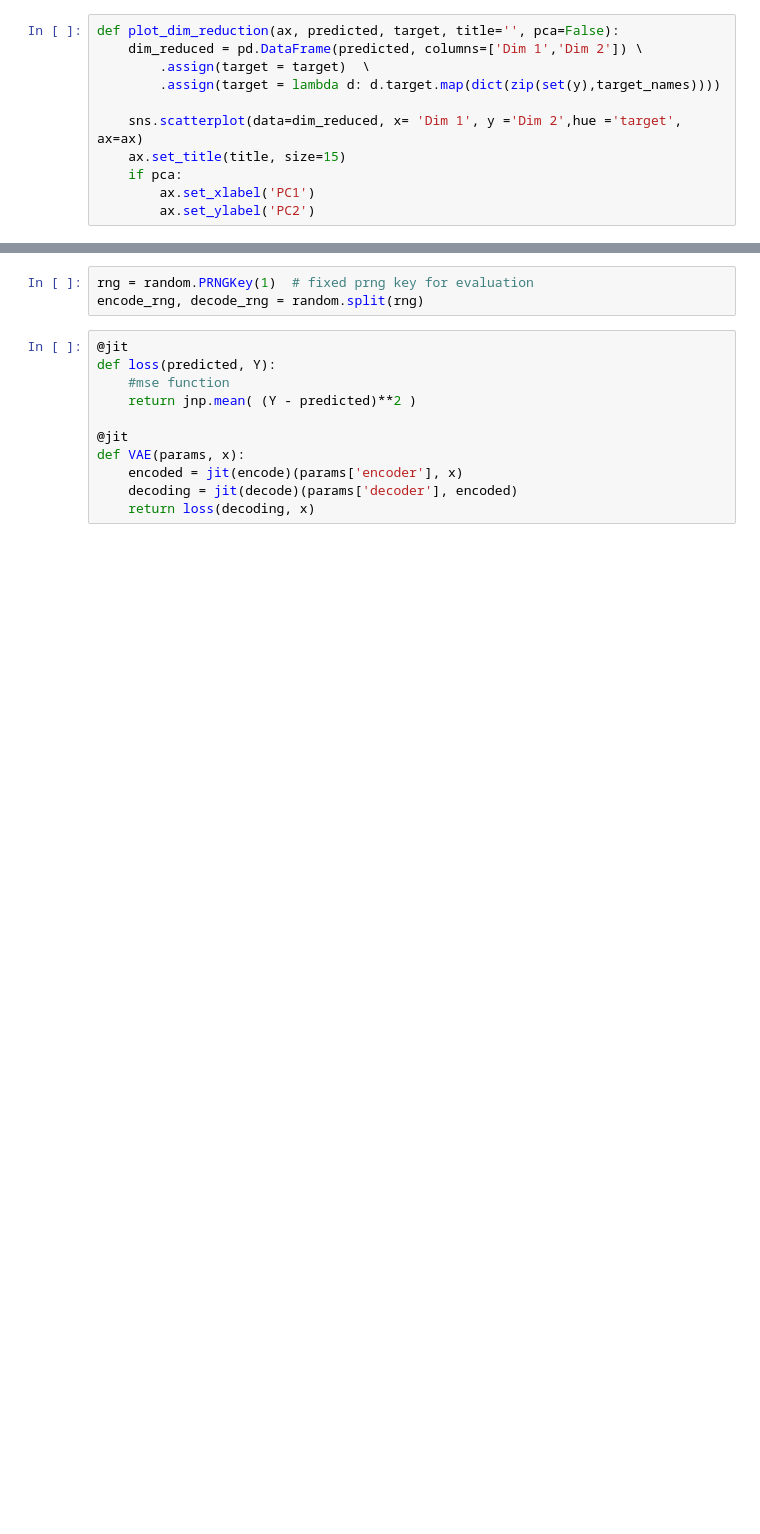
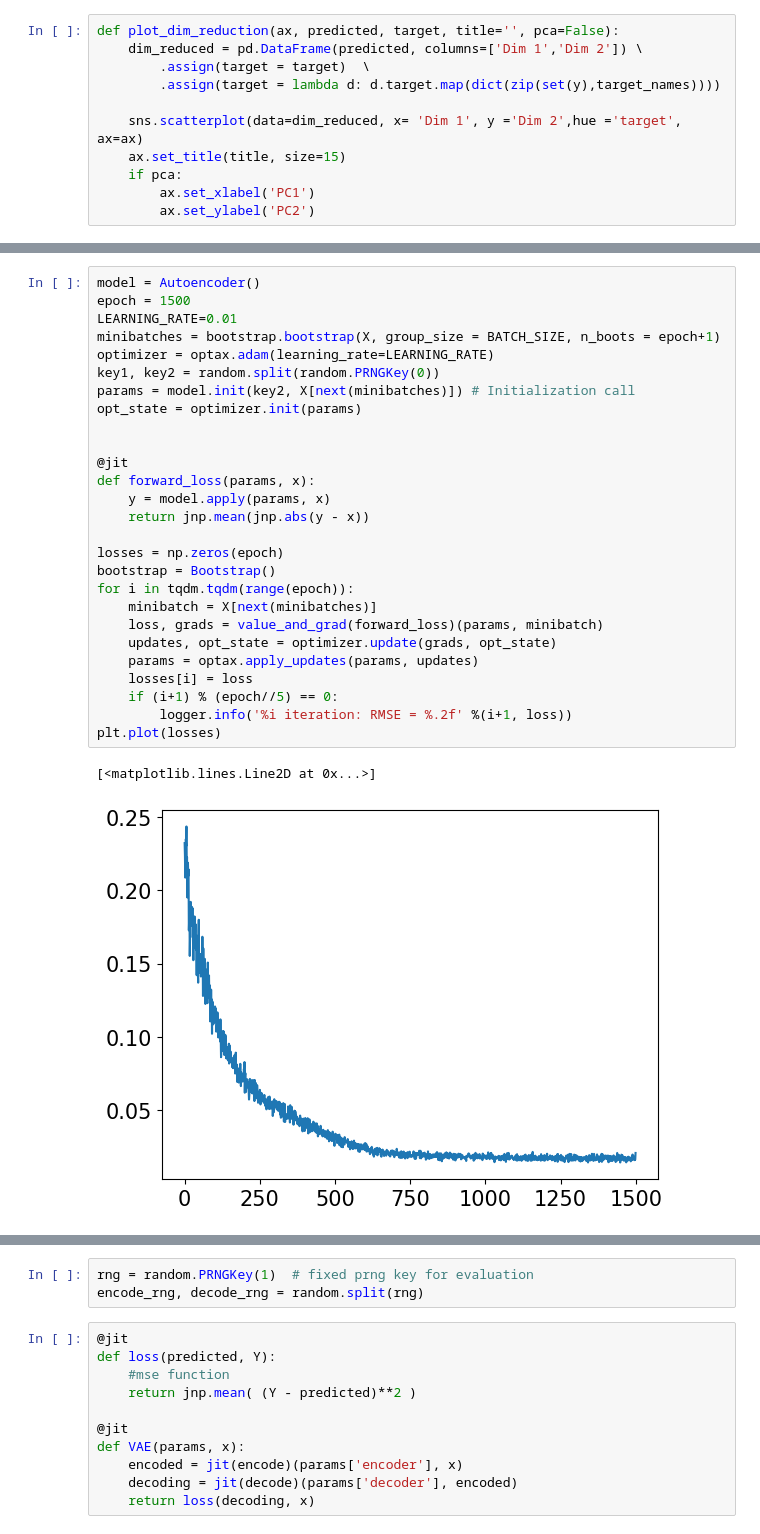
Before and after one commit to wckdouglas/personal_website, a Jupyter notebook: ipynb/autoencoder.ipynb, the cells around one changed output, grey strips where cells are left out. Drawn from its saved outputs; the diff is of its cells as text; blank space fills up the shorter version.

```diff
--- a/ipynb/autoencoder.ipynb
+++ b/ipynb/autoencoder.ipynb
@@ -44,0 +80,30 @@ def plot_dim_reduction(ax, predicted, target, title='', pca=False):
+# %%
+model = Autoencoder()
+epoch = 1500
+LEARNING_RATE=0.01
+minibatches = bootstrap.bootstrap(X, group_size = BATCH_SIZE, n_boots = epoch+1)
+optimizer = optax.adam(learning_rate=LEARNING_RATE)
+key1, key2 = random.split(random.PRNGKey(0))
+params = model.init(key2, X[next(minibatches)]) # Initialization call
+opt_state = optimizer.init(params)
+
+
+@jit
+def forward_loss(params, x):
+    y = model.apply(params, x)
+    return jnp.mean(jnp.abs(y - x))
+
+losses = np.zeros(epoch)
+bootstrap = Bootstrap()
+for i in tqdm.tqdm(range(epoch)):
+    minibatch = X[next(minibatches)]
+    loss, grads = value_and_grad(forward_loss)(params, minibatch)
+    updates, opt_state = optimizer.update(grads, opt_state)
+    params = optax.apply_updates(params, updates)
+    losses[i] = loss
+    if (i+1) % (epoch//5) == 0:
+        logger.info('%i iteration: RMSE = %.2f' %(i+1, loss))
+plt.plot(losses)
+# %% [output]
+[<matplotlib.lines.Line2D at 0x...>]
+[figure, added]
```
Also changed, not shown: parts of 11 cells of this notebook.
